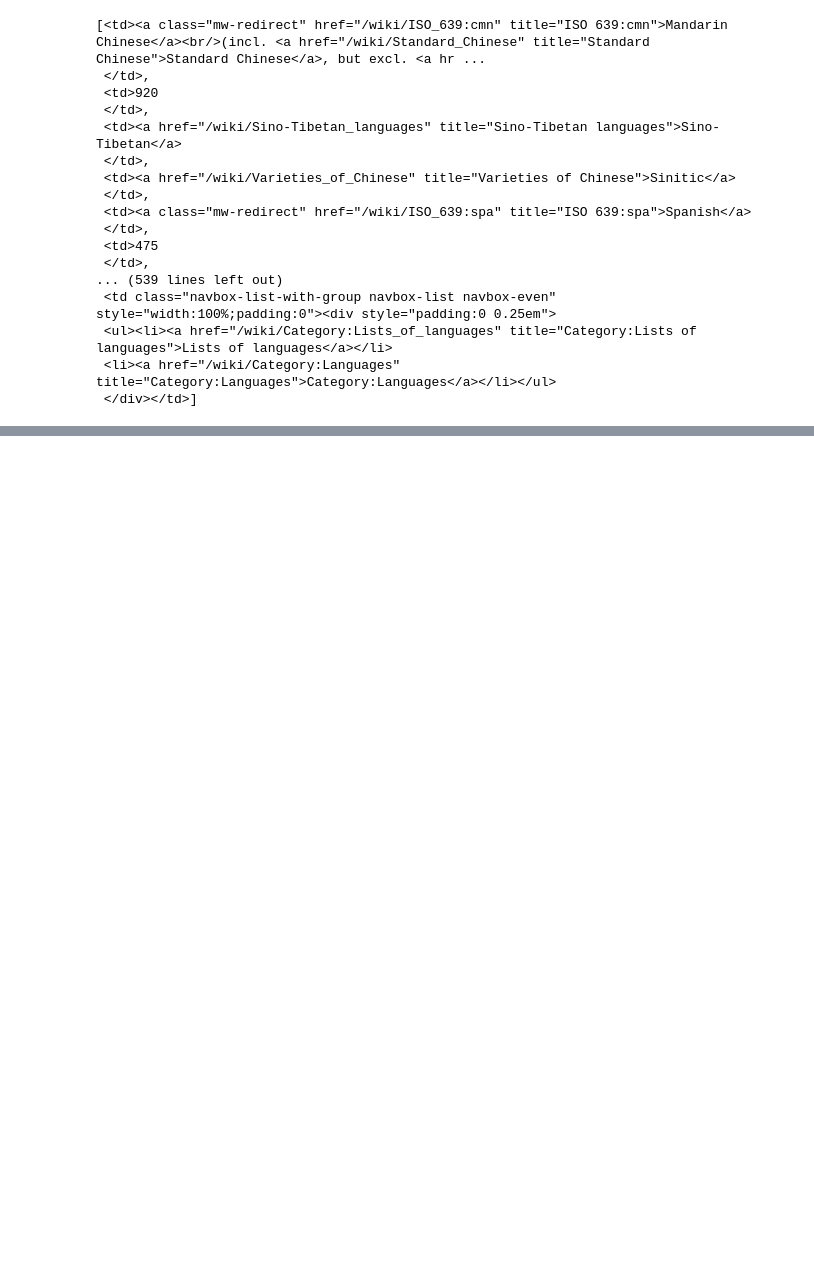
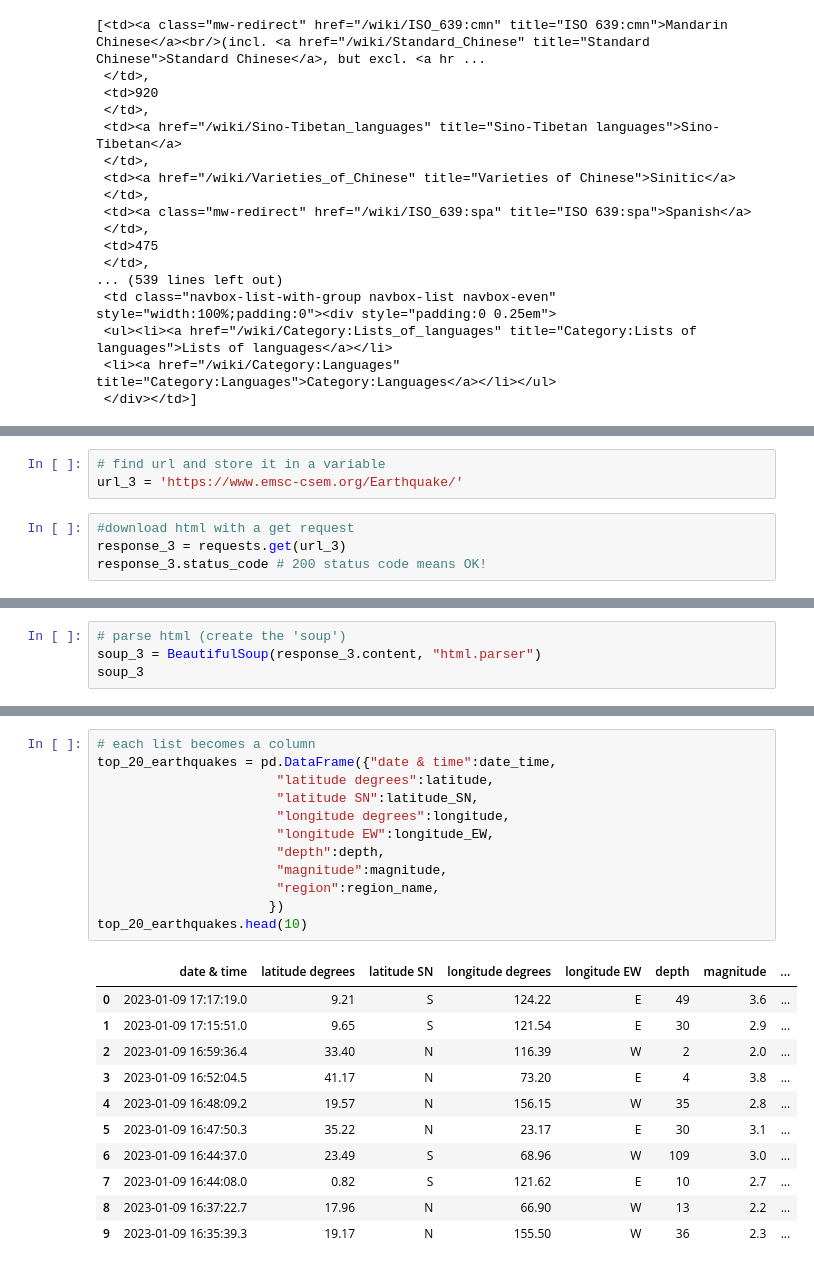
Before and after one commit to jochabo/6_lab-web-scraping-multiple-pages, a Jupyter notebook: lab-week6-multiple-pages.ipynb, the cells around one changed output, grey strips where cells are left out. Drawn from its saved outputs; the diff is of its cells as text; blank space fills up the shorter version.

```diff
--- a/lab-week6-multiple-pages.ipynb
+++ b/lab-week6-multiple-pages.ipynb
@@ -225,0 +225,7 @@ df.head(10)
+# %%
+# find url and store it in a variable
+url_3 = 'https://www.emsc-csem.org/Earthquake/'
+# %%
+#download html with a get request
+response_3 = requests.get(url_3)
+response_3.status_code # 200 status code means OK!
@@ -225,0 +234,4 @@ df.head(10)
+# %%
+# parse html (create the 'soup')
+soup_3 = BeautifulSoup(response_3.content, "html.parser")
+soup_3
@@ -225,0 +423,24 @@ df.head(10)
+# %%
+# each list becomes a column
+top_20_earthquakes = pd.DataFrame({"date & time":date_time,
+                       "latitude degrees":latitude,
+                       "latitude SN":latitude_SN,
+                       "longitude degrees":longitude,
+                       "longitude EW":longitude_EW,
+                       "depth":depth,
+                       "magnitude":magnitude,
+                       "region":region_name,
+                      })
+top_20_earthquakes.head(10)
+# %% [output]
+|  | date & time | latitude degrees | latitude SN | longitude degrees | longitude EW | depth | magnitude | ... |
+| 0 | 2023-01-09 17:17:19.0 | 9.21 | S | 124.22 | E | 49 | 3.6 | ... |
+| 1 | 2023-01-09 17:15:51.0 | 9.65 | S | 121.54 | E | 30 | 2.9 | ... |
+| 2 | 2023-01-09 16:59:36.4 | 33.40 | N | 116.39 | W | 2 | 2.0 | ... |
+| 3 | 2023-01-09 16:52:04.5 | 41.17 | N | 73.20 | E | 4 | 3.8 | ... |
+| 4 | 2023-01-09 16:48:09.2 | 19.57 | N | 156.15 | W | 35 | 2.8 | ... |
+| 5 | 2023-01-09 16:47:50.3 | 35.22 | N | 23.17 | E | 30 | 3.1 | ... |
+| 6 | 2023-01-09 16:44:37.0 | 23.49 | S | 68.96 | W | 109 | 3.0 | ... |
+| 7 | 2023-01-09 16:44:08.0 | 0.82 | S | 121.62 | E | 10 | 2.7 | ... |
+| 8 | 2023-01-09 16:37:22.7 | 17.96 | N | 66.90 | W | 13 | 2.2 | ... |
+| 9 | 2023-01-09 16:35:39.3 | 19.17 | N | 155.50 | W | 36 | 2.3 | ... |
```
Also changed, not shown: parts of 17 cells of this notebook.
